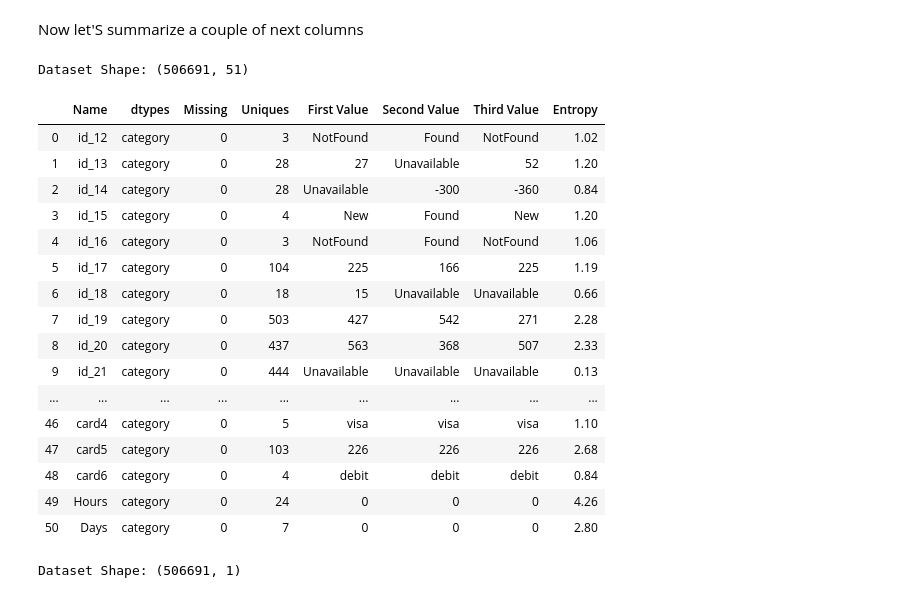
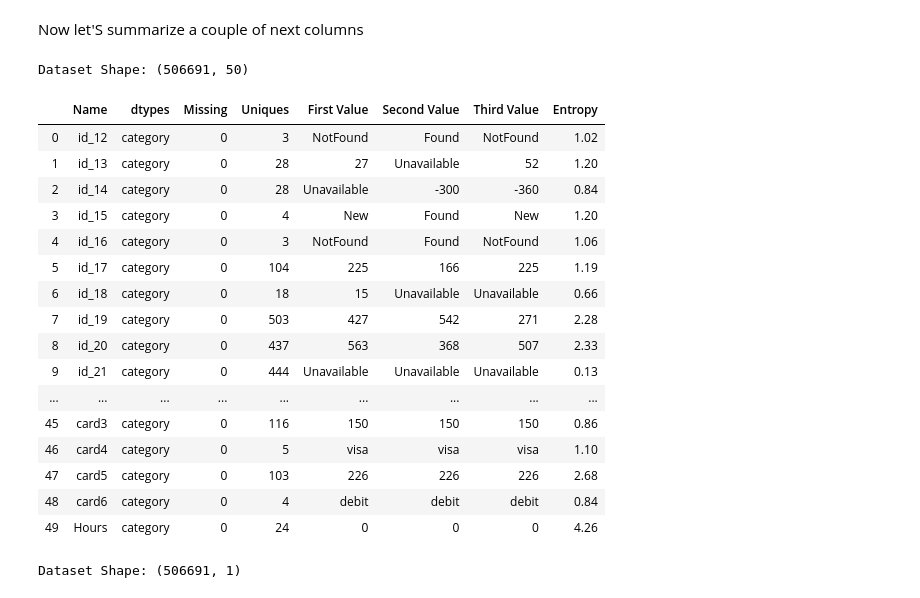
Before and after one commit to RohitLad/IEEE-CIS-fraud-detection, a Jupyter notebook: main.ipynb, the cells around one changed output. Saved outputs shown, nothing was run; the diff lists cells and outputs as text; code cells hidden in the pictures.

```diff
--- a/main.ipynb
+++ b/main.ipynb
@@ -69,27 +69,27 @@ sns.distplot(Ttrain['logTAmt'])
 # %% [markdown]
 Now let'S summarize a couple of next columns
 # %%
-categories = categories_list[1:]
-summarize(Ttest[categories])
+#categories = categories_list[1:]
+#summarize(Ttest[categories])
 # %% [output]
-Dataset Shape: (506691, 51)
+Dataset Shape: (506691, 50)
 |  | Name | dtypes | Missing | Uniques | First Value | Second Value | Third Value | Entropy |
 | 0 | id_12 | category | 0 | 3 | NotFound | Found | NotFound | 1.02 |
 | 1 | id_13 | category | 0 | 28 | 27 | Unavailable | 52 | 1.20 |
 | 2 | id_14 | category | 0 | 28 | Unavailable | -300 | -360 | 0.84 |
 | 3 | id_15 | category | 0 | 4 | New | Found | New | 1.20 |
 | 4 | id_16 | category | 0 | 3 | NotFound | Found | NotFound | 1.06 |
 | 5 | id_17 | category | 0 | 104 | 225 | 166 | 225 | 1.19 |
 | 6 | id_18 | category | 0 | 18 | 15 | Unavailable | Unavailable | 0.66 |
 | 7 | id_19 | category | 0 | 503 | 427 | 542 | 271 | 2.28 |
 | 8 | id_20 | category | 0 | 437 | 563 | 368 | 507 | 2.33 |
 | 9 | id_21 | category | 0 | 444 | Unavailable | Unavailable | Unavailable | 0.13 |
 | ... | ... | ... | ... | ... | ... | ... | ... | ... |
+| 45 | card3 | category | 0 | 116 | 150 | 150 | 150 | 0.86 |
 | 46 | card4 | category | 0 | 5 | visa | visa | visa | 1.10 |
 | 47 | card5 | category | 0 | 103 | 226 | 226 | 226 | 2.68 |
 | 48 | card6 | category | 0 | 4 | debit | debit | debit | 0.84 |
 | 49 | Hours | category | 0 | 24 | 0 | 0 | 0 | 4.26 |
-| 50 | Days | category | 0 | 7 | 0 | 0 | 0 | 2.80 |
 # %%
 category_means={}
 
```
Also changed, not shown: parts of 13 cells of this notebook.
